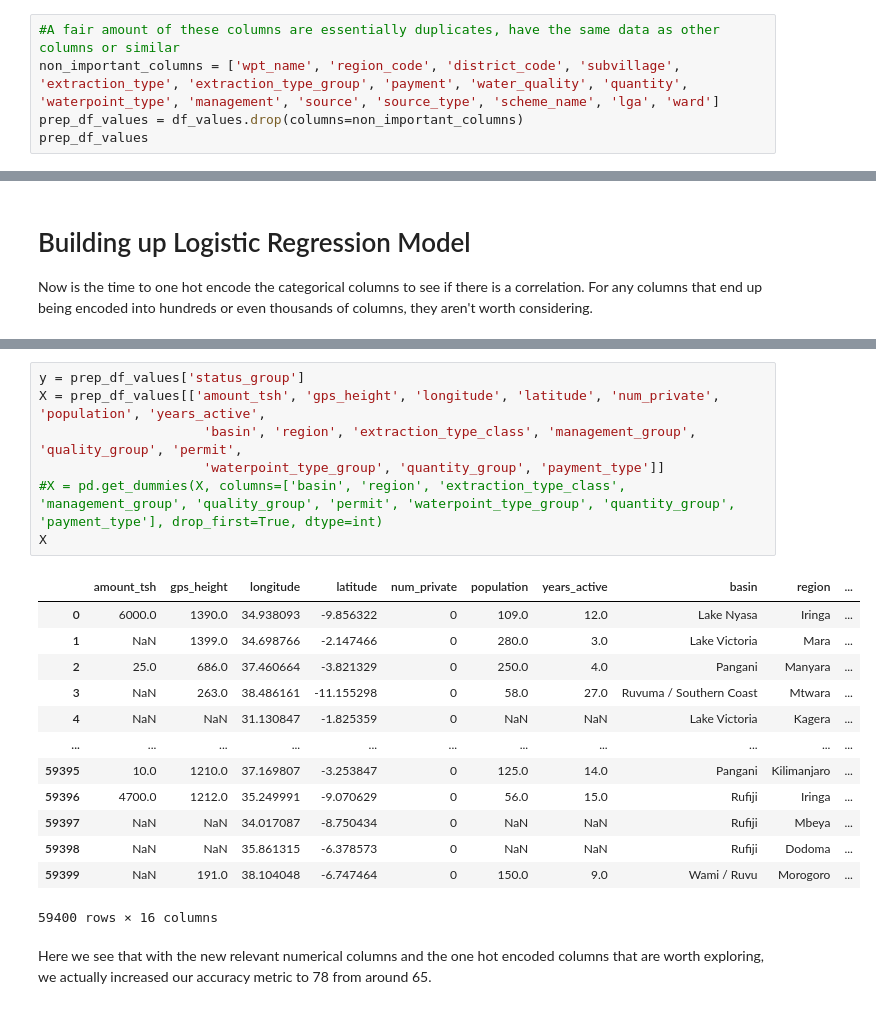
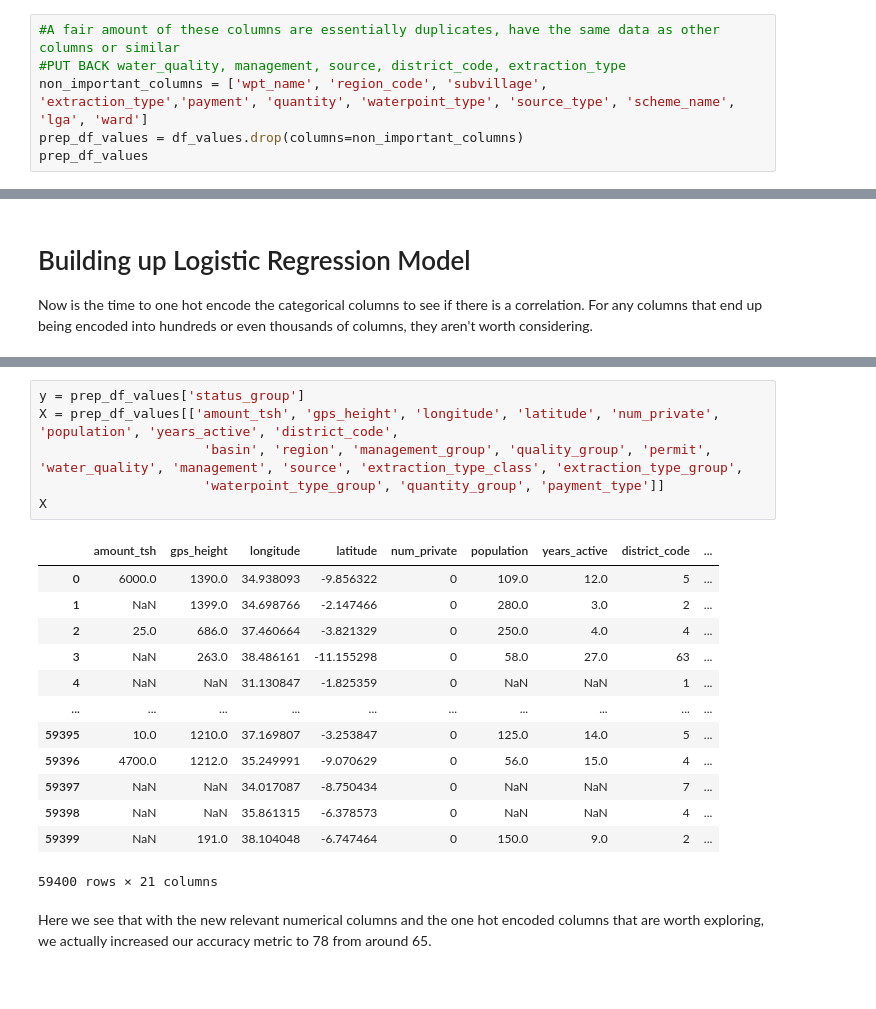
Before and after one commit to Zxhjlk/Phase3Project, a Jupyter notebook: notebooks/ModelResults.ipynb, the cells around one changed output, grey strips where cells are left out. Saved outputs shown, nothing was run; the diff lists cells and outputs as text.

```diff
--- a/notebooks/DataCleaning.ipynb
+++ b/notebooks/ModelResults.ipynb
@@ -130,6 +149,7 @@ We'll also look at the categorical columns and see if we can drop any that are n
 # %%
 #A fair amount of these columns are essentially duplicates, have the same data as other columns or similar
-non_important_columns = ['wpt_name', 'region_code', 'district_code', 'subvillage', 'extraction_type', 'extraction_type_group', 'payment', 'water_quality', 'quantity', 'waterpoint_type', 'management', 'source', 'source_type', 'scheme_name', 'lga', 'ward']
+#PUT BACK water_quality, management, source, district_code, extraction_type
+non_important_columns = ['wpt_name', 'region_code', 'subvillage', 'extraction_type','payment', 'quantity', 'waterpoint_type', 'source_type', 'scheme_name', 'lga', 'ward']
 prep_df_values = df_values.drop(columns=non_important_columns)
 prep_df_values
 # %% [output]
@@ -219,24 +222,23 @@ X
 # %%
 y = prep_df_values['status_group']
-X = prep_df_values[['amount_tsh', 'gps_height', 'longitude', 'latitude', 'num_private', 'population', 'years_active',
-                     'basin', 'region', 'extraction_type_class', 'management_group', 'quality_group', 'permit',
+X = prep_df_values[['amount_tsh', 'gps_height', 'longitude', 'latitude', 'num_private', 'population', 'years_active', 'district_code',
+                     'basin', 'region', 'management_group', 'quality_group', 'permit', 'water_quality', 'management', 'source', 'extraction_type_class', 'extraction_type_group',
                      'waterpoint_type_group', 'quantity_group', 'payment_type']]
-#X = pd.get_dummies(X, columns=['basin', 'region', 'extraction_type_class', 'management_group', 'quality_group', 'permit', 'waterpoint_type_group', 'quantity_group', 'payment_type'], drop_first=True, dtype=int)
 X
 # %% [output]
-|  | amount_tsh | gps_height | longitude | latitude | num_private | population | years_active | basin | region | ... |
-| 0 | 6000.0 | 1390.0 | 34.938093 | -9.856322 | 0 | 109.0 | 12.0 | Lake Nyasa | Iringa | ... |
-| 1 | NaN | 1399.0 | 34.698766 | -2.147466 | 0 | 280.0 | 3.0 | Lake Victoria | Mara | ... |
-| 2 | 25.0 | 686.0 | 37.460664 | -3.821329 | 0 | 250.0 | 4.0 | Pangani | Manyara | ... |
-| 3 | NaN | 263.0 | 38.486161 | -11.155298 | 0 | 58.0 | 27.0 | Ruvuma / Southern Coast | Mtwara | ... |
-| 4 | NaN | NaN | 31.130847 | -1.825359 | 0 | NaN | NaN | Lake Victoria | Kagera | ... |
-| ... | ... | ... | ... | ... | ... | ... | ... | ... | ... | ... |
-| 59395 | 10.0 | 1210.0 | 37.169807 | -3.253847 | 0 | 125.0 | 14.0 | Pangani | Kilimanjaro | ... |
-| 59396 | 4700.0 | 1212.0 | 35.249991 | -9.070629 | 0 | 56.0 | 15.0 | Rufiji | Iringa | ... |
-| 59397 | NaN | NaN | 34.017087 | -8.750434 | 0 | NaN | NaN | Rufiji | Mbeya | ... |
-| 59398 | NaN | NaN | 35.861315 | -6.378573 | 0 | NaN | NaN | Rufiji | Dodoma | ... |
-| 59399 | NaN | 191.0 | 38.104048 | -6.747464 | 0 | 150.0 | 9.0 | Wami / Ruvu | Morogoro | ... |
+|  | amount_tsh | gps_height | longitude | latitude | num_private | population | years_active | district_code | ... |
+| 0 | 6000.0 | 1390.0 | 34.938093 | -9.856322 | 0 | 109.0 | 12.0 | 5 | ... |
+| 1 | NaN | 1399.0 | 34.698766 | -2.147466 | 0 | 280.0 | 3.0 | 2 | ... |
+| 2 | 25.0 | 686.0 | 37.460664 | -3.821329 | 0 | 250.0 | 4.0 | 4 | ... |
+| 3 | NaN | 263.0 | 38.486161 | -11.155298 | 0 | 58.0 | 27.0 | 63 | ... |
+| 4 | NaN | NaN | 31.130847 | -1.825359 | 0 | NaN | NaN | 1 | ... |
+| ... | ... | ... | ... | ... | ... | ... | ... | ... | ... |
+| 59395 | 10.0 | 1210.0 | 37.169807 | -3.253847 | 0 | 125.0 | 14.0 | 5 | ... |
+| 59396 | 4700.0 | 1212.0 | 35.249991 | -9.070629 | 0 | 56.0 | 15.0 | 4 | ... |
+| 59397 | NaN | NaN | 34.017087 | -8.750434 | 0 | NaN | NaN | 7 | ... |
+| 59398 | NaN | NaN | 35.861315 | -6.378573 | 0 | NaN | NaN | 4 | ... |
+| 59399 | NaN | 191.0 | 38.104048 | -6.747464 | 0 | 150.0 | 9.0 | 2 | ... |
-59400 rows × 16 columns
+59400 rows × 21 columns
 # %% [markdown]
 Here we see that with the new relevant numerical columns and the one hot encoded columns that are worth exploring, we actually increased our accuracy metric to 78 from around 65.
 # %%
```
Also changed, not shown: parts of 36 cells of this notebook.
